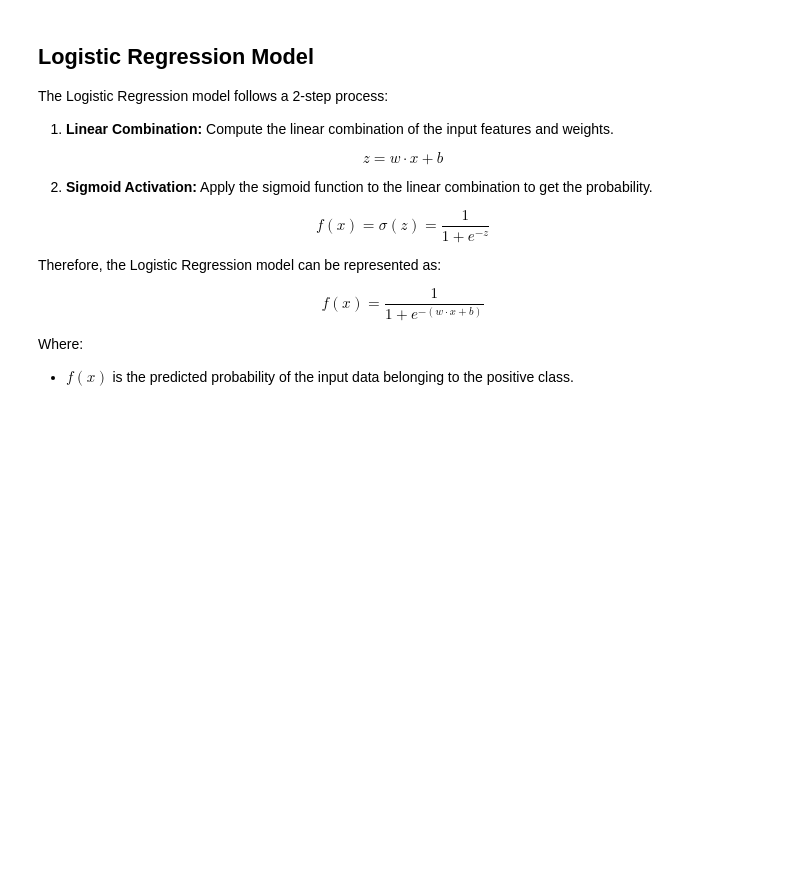
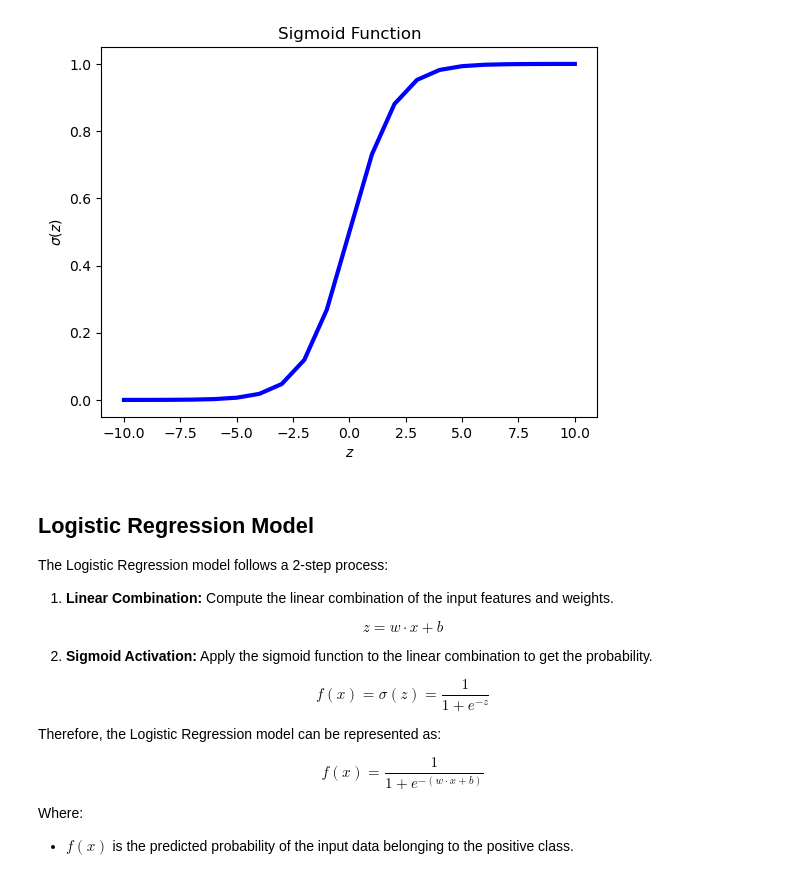
Before and after one commit to AidenHadisi/ml-journey, a Jupyter notebook: 011_logistic_regression.ipynb, the cells around one changed output. Saved outputs shown, nothing was run; the diff lists cells and outputs as text; code cells hidden in the pictures; blank space fills up the shorter version.

```diff
--- a/011_logistic_regression.ipynb
+++ b/011_logistic_regression.ipynb
@@ -46,0 +63,18 @@ The sigmoid function **compresses** any input $z$ into a probability range of **
+# %%
+import numpy as np
+
+def sigmoid(z):
+    """
+    Applies the sigmoid function to the given z value.
+    """
+
+    return 1/(1 + np.exp(-z))
+# %%
+print(f"Sigmoid of z=10: {sigmoid(10)}")
+print(f"Sigmoid of z=-10: {sigmoid(-10)}")
+print(f"Sigmoid of z=0: {sigmoid(0)}")
+
+np.set_printoptions(precision=3)
+z_tmp = np.arange(-10,11)
+y = sigmoid(z_tmp)
+print(np.c_[z_tmp, y])
@@ -47,3 +99,11 @@ The sigmoid function **compresses** any input $z$ into a probability range of **
+# %%
+import matplotlib.pyplot as plt
+
+fig, ax = plt.subplots()
+ax.plot(z_tmp, y, c="b", lw=3)
+ax.set(ylabel="$\\sigma(z)$", xlabel="$z$", title="Sigmoid Function");
+# %% [output]
+[figure, added]
 # %% [markdown]
 ## Logistic Regression Model
 
```
Also changed, not shown: parts of 13 cells of this notebook, 1 other file.
